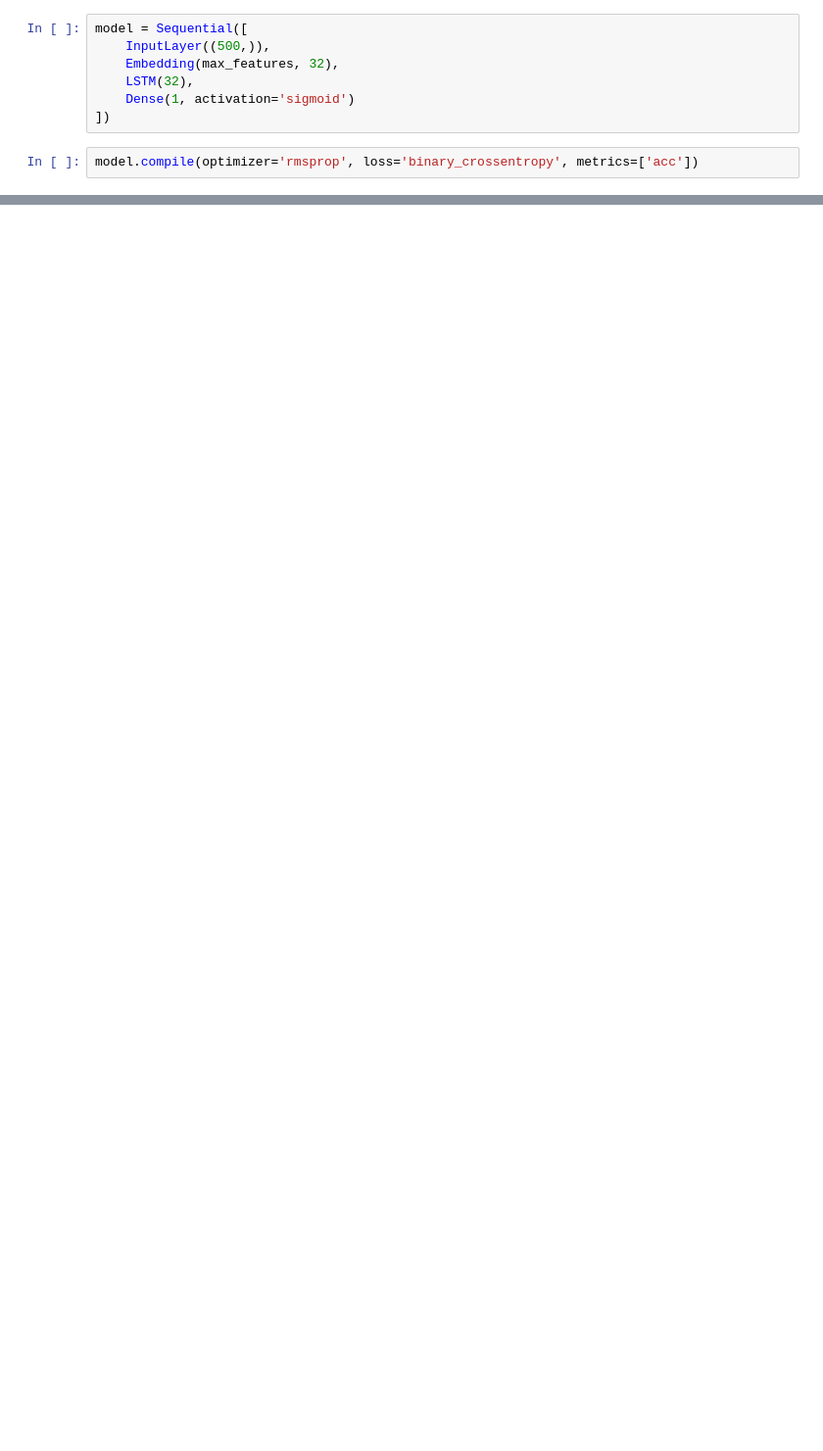
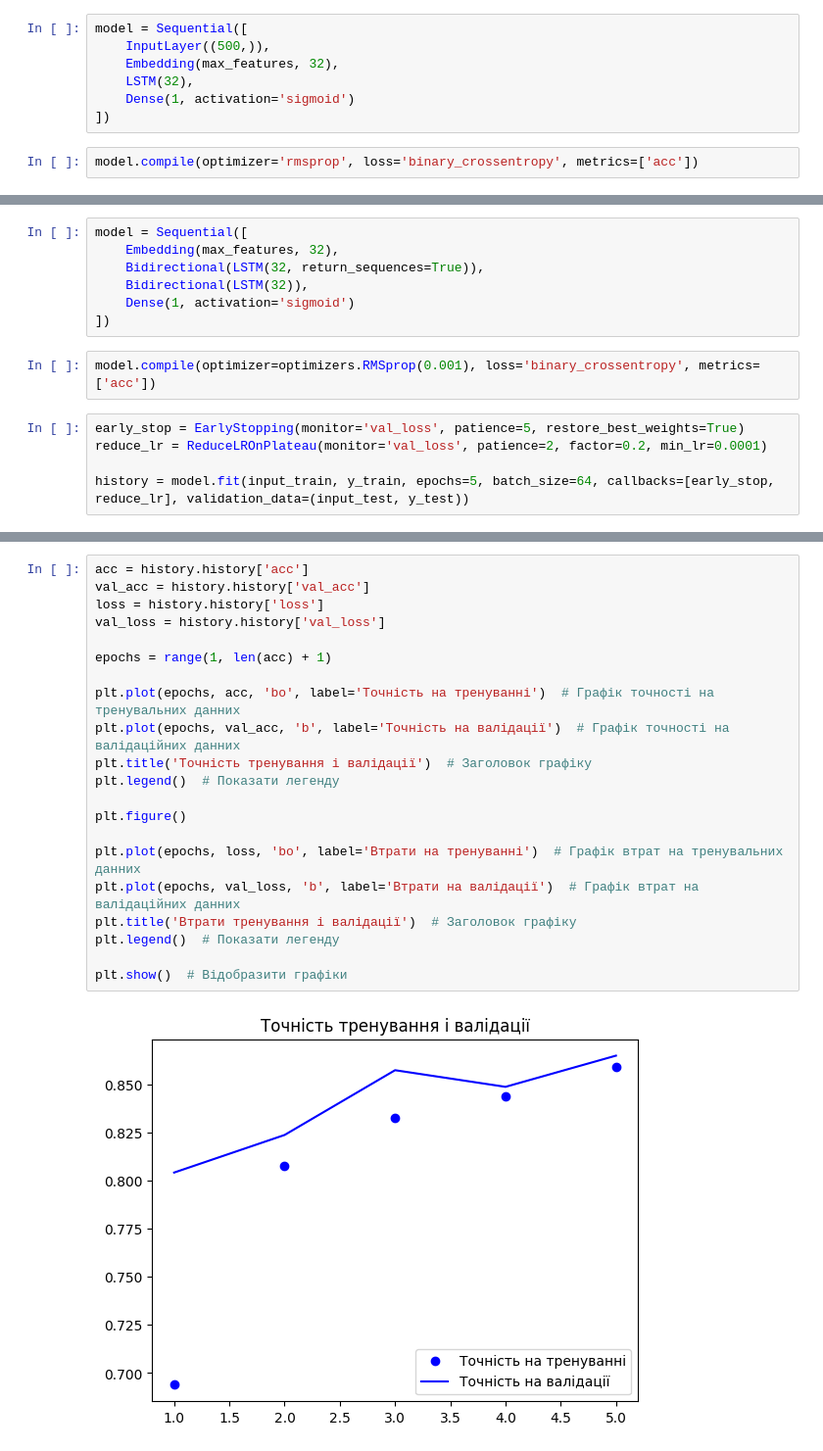
Before and after one commit to yehorkalchenko81/IMDB-Review-Classification-RNN, a Jupyter notebook: task.ipynb, the cells around one changed output, grey strips where cells are left out. Shown at 98% size. Saved outputs shown, nothing was run; the diff lists cells and outputs as text; blank space fills up the shorter version.

```diff
--- a/task.ipynb
+++ b/task.ipynb
@@ -113,0 +112,14 @@ plt.show()  # Відобразити графіки
+# %%
+model = Sequential([
+    Embedding(max_features, 32),
+    Bidirectional(LSTM(32, return_sequences=True)),
+    Bidirectional(LSTM(32)),
+    Dense(1, activation='sigmoid')
+])
+# %%
+model.compile(optimizer=optimizers.RMSprop(0.001), loss='binary_crossentropy', metrics=['acc'])
+# %%
+early_stop = EarlyStopping(monitor='val_loss', patience=5, restore_best_weights=True)
+reduce_lr = ReduceLROnPlateau(monitor='val_loss', patience=2, factor=0.2, min_lr=0.0001)
+
+history = model.fit(input_train, y_train, epochs=5, batch_size=64, callbacks=[early_stop, reduce_lr], validation_data=(input_test, y_test))
@@ -113,0 +137,23 @@ plt.show()  # Відобразити графіки
+# %%
+acc = history.history['acc']
+val_acc = history.history['val_acc']
+loss = history.history['loss']
+val_loss = history.history['val_loss']
+
+epochs = range(1, len(acc) + 1)
+
+plt.plot(epochs, acc, 'bo', label='Точність на тренуванні')  # Графік точності на тренувальних данних
+plt.plot(epochs, val_acc, 'b', label='Точність на валідації')  # Графік точності на валідаційних данних
+plt.title('Точність тренування і валідації')  # Заголовок графіку
+plt.legend()  # Показати легенду
+
+plt.figure()
+
+plt.plot(epochs, loss, 'bo', label='Втрати на тренуванні')  # Графік втрат на тренувальних данних
+plt.plot(epochs, val_loss, 'b', label='Втрати на валідації')  # Графік втрат на валідаційних данних
+plt.title('Втрати тренування і валідації')  # Заголовок графіку
+plt.legend()  # Показати легенду
+
+plt.show()  # Відобразити графіки
+# %% [output]
+[figure, added]
```
Also changed, not shown: parts of 12 cells of this notebook, 1 other file.
